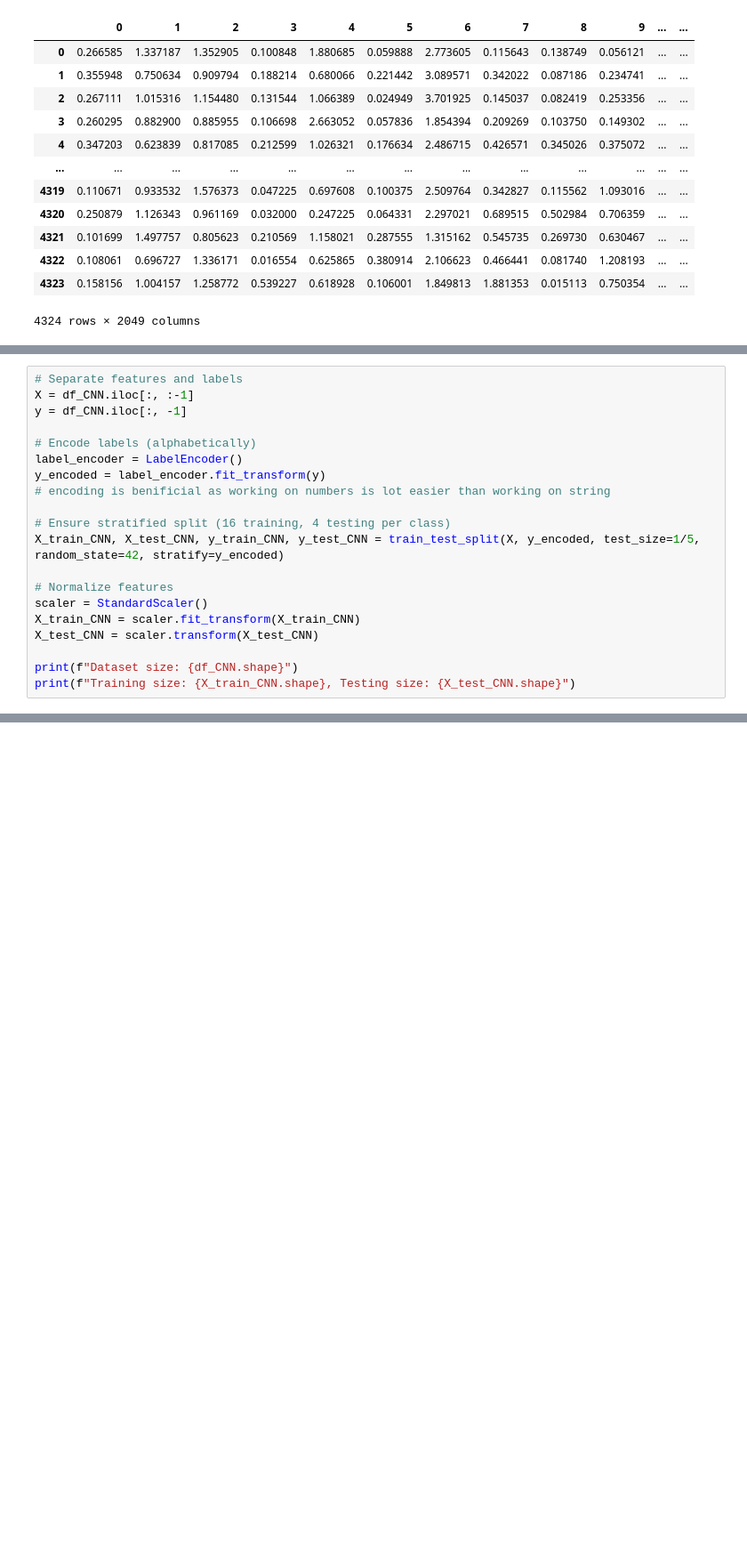
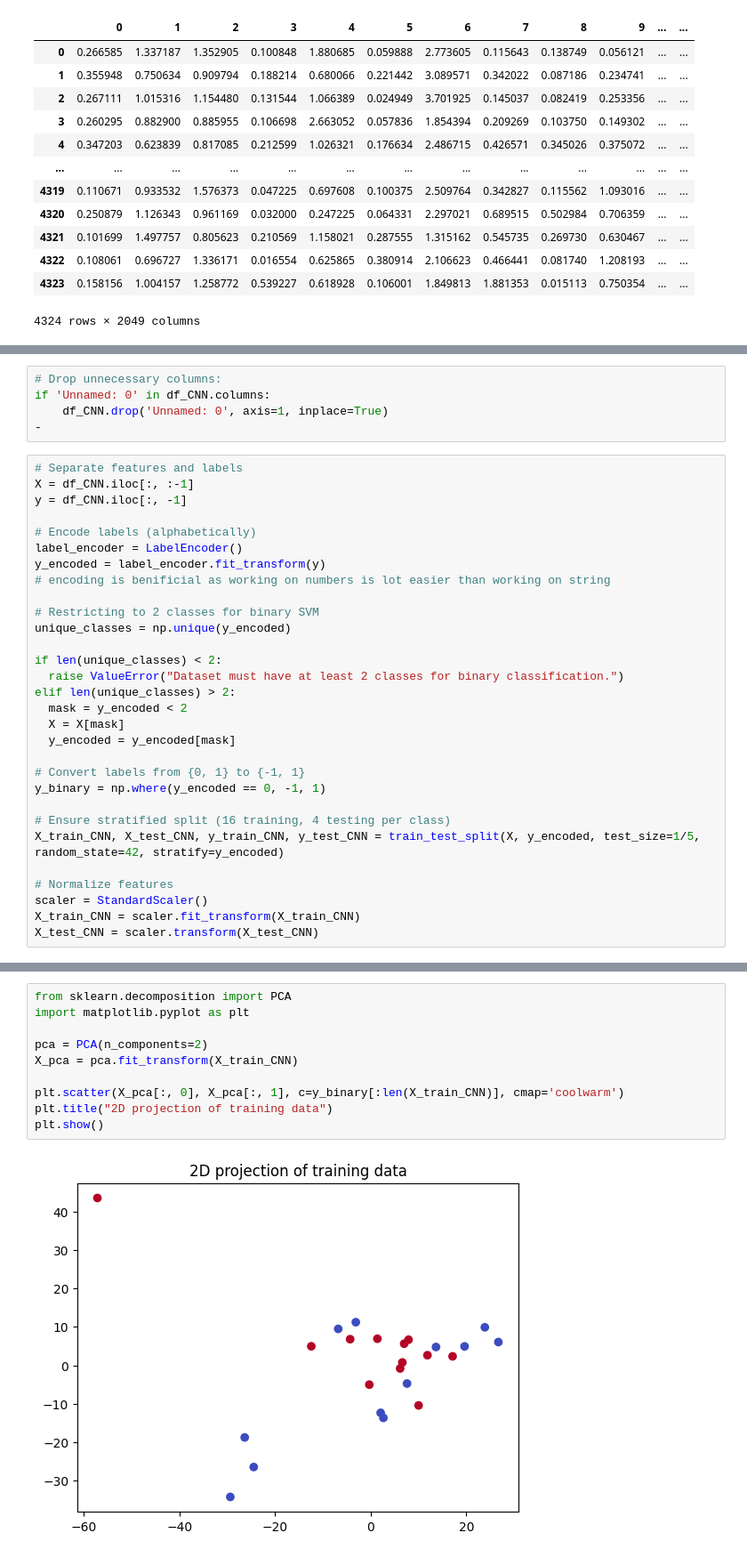
Before and after one commit to AgarwalMayank2/Face_Detection, a Jupyter notebook: SVM_prml_project.ipynb, the cells around one changed output, grey strips where cells are left out. Shown at 89% size. Drawn from its saved outputs; the diff is of its cells as text; blank space fills up the shorter version.

```diff
--- a/SVM_prml_project.ipynb
+++ b/SVM_prml_project.ipynb
@@ -34,3 +33,8 @@ Splitting dataframe into train and test in 4:1 ratio
+# %%
+# Drop unnecessary columns:
+if 'Unnamed: 0' in df_CNN.columns:
+    df_CNN.drop('Unnamed: 0', axis=1, inplace=True)
+-
 # %%
 # Separate features and labels
 X = df_CNN.iloc[:, :-1]
@@ -41,6 +45,19 @@ label_encoder = LabelEncoder()
 y_encoded = label_encoder.fit_transform(y)
 # encoding is benificial as working on numbers is lot easier than working on string
 
+# Restricting to 2 classes for binary SVM
+unique_classes = np.unique(y_encoded)
+
+if len(unique_classes) < 2:
+  raise ValueError("Dataset must have at least 2 classes for binary classification.")
+elif len(unique_classes) > 2:
+  mask = y_encoded < 2
+  X = X[mask]
+  y_encoded = y_encoded[mask]
+
+# Convert labels from {0, 1} to {-1, 1}
+y_binary = np.where(y_encoded == 0, -1, 1)
+
 # Ensure stratified split (16 training, 4 testing per class)
 X_train_CNN, X_test_CNN, y_train_CNN, y_test_CNN = train_test_split(X, y_encoded, test_size=1/5, random_state=42, stratify=y_encoded)
 
@@ -48,6 +65,3 @@ X_train_CNN, X_test_CNN, y_train_CNN, y_test_CNN = train_test_split(X, y_encoded
 scaler = StandardScaler()
 X_train_CNN = scaler.fit_transform(X_train_CNN)
 X_test_CNN = scaler.transform(X_test_CNN)
-
-print(f"Dataset size: {df_CNN.shape}")
-print(f"Training size: {X_train_CNN.shape}, Testing size: {X_test_CNN.shape}")
@@ -56,0 +133,12 @@ Training size: (3459, 2048), Testing size: (865, 2048)
+# %%
+from sklearn.decomposition import PCA
+import matplotlib.pyplot as plt
+
+pca = PCA(n_components=2)
+X_pca = pca.fit_transform(X_train_CNN)
+
+plt.scatter(X_pca[:, 0], X_pca[:, 1], c=y_binary[:len(X_train_CNN)], cmap='coolwarm')
+plt.title("2D projection of training data")
+plt.show()
+# %% [output]
+[figure, added]
```
Also changed, not shown: parts of 6 cells of this notebook.
